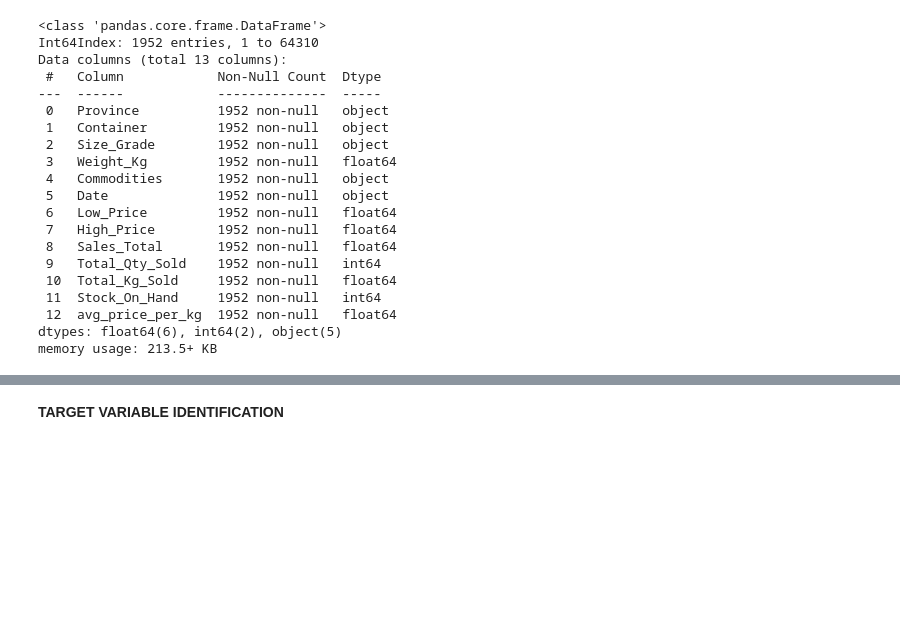
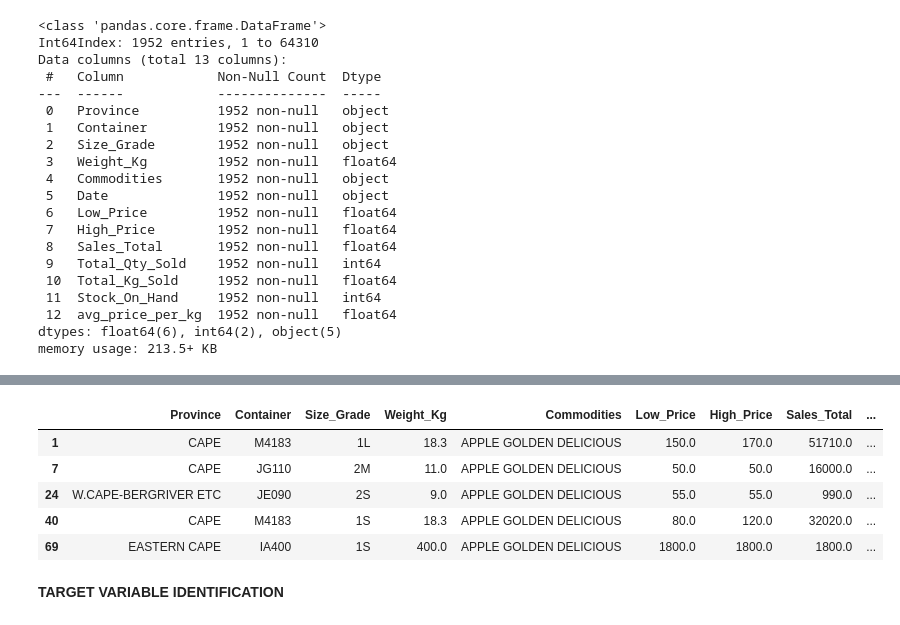
Before and after one commit to BigguyFM32/Regression-Team-TS1, a Jupyter notebook: Regression Team 1 Notebook.ipynb, the cells around one changed output, grey strips where cells are left out. Saved outputs shown, nothing was run; the diff lists cells and outputs as text; code cells hidden in the pictures; blank space fills up the shorter version.

```diff
--- a/Regression Team 1 Notebook.ipynb
+++ b/Regression Team 1 Notebook.ipynb
@@ -170,6 +201,16 @@ golden_apple_train.head()
 | 24 | W.CAPE-BERGRIVER ETC | JE090 | 2S | 9.0 | APPLE GOLDEN DELICIOUS | 2020-04-16 | 55.0 | 55.0 | 990.0 | ... |
 | 40 | CAPE | M4183 | 1S | 18.3 | APPLE GOLDEN DELICIOUS | 2020-05-04 | 80.0 | 120.0 | 32020.0 | ... |
 | 69 | EASTERN CAPE | IA400 | 1S | 400.0 | APPLE GOLDEN DELICIOUS | 2020-09-28 | 1800.0 | 1800.0 | 1800.0 | ... |
+# %%
+golden_apple_train = golden_apple_train.drop('Date', axis=1)
+golden_apple_train.head()
+# %% [output]
+|  | Province | Container | Size_Grade | Weight_Kg | Commodities | Low_Price | High_Price | Sales_Total | ... |
+| 1 | CAPE | M4183 | 1L | 18.3 | APPLE GOLDEN DELICIOUS | 150.0 | 170.0 | 51710.0 | ... |
+| 7 | CAPE | JG110 | 2M | 11.0 | APPLE GOLDEN DELICIOUS | 50.0 | 50.0 | 16000.0 | ... |
+| 24 | W.CAPE-BERGRIVER ETC | JE090 | 2S | 9.0 | APPLE GOLDEN DELICIOUS | 55.0 | 55.0 | 990.0 | ... |
+| 40 | CAPE | M4183 | 1S | 18.3 | APPLE GOLDEN DELICIOUS | 80.0 | 120.0 | 32020.0 | ... |
+| 69 | EASTERN CAPE | IA400 | 1S | 400.0 | APPLE GOLDEN DELICIOUS | 1800.0 | 1800.0 | 1800.0 | ... |
 # %% [markdown]
 **TARGET** **VARIABLE** **IDENTIFICATION**
 # %% [markdown]
```
Also changed, not shown: parts of 20 cells of this notebook.
